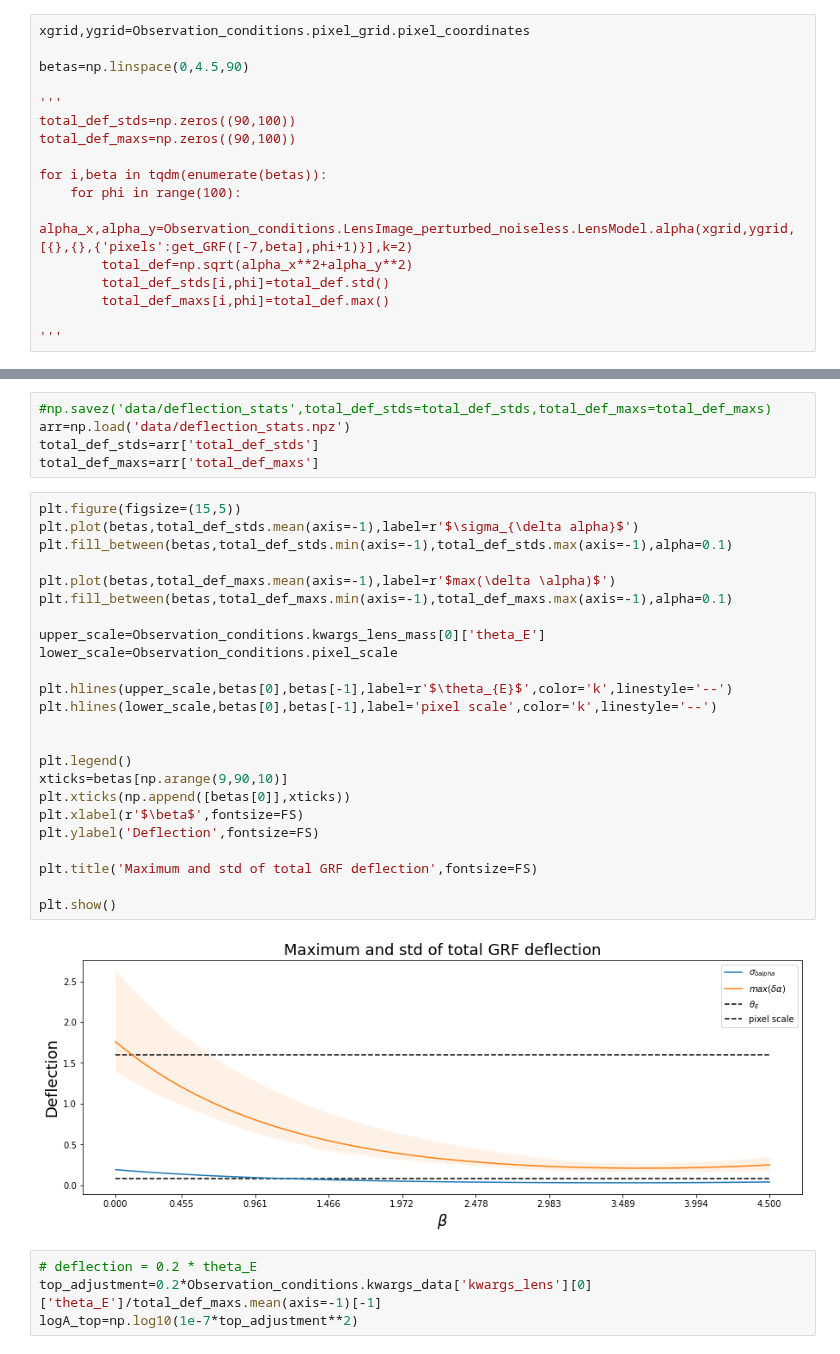
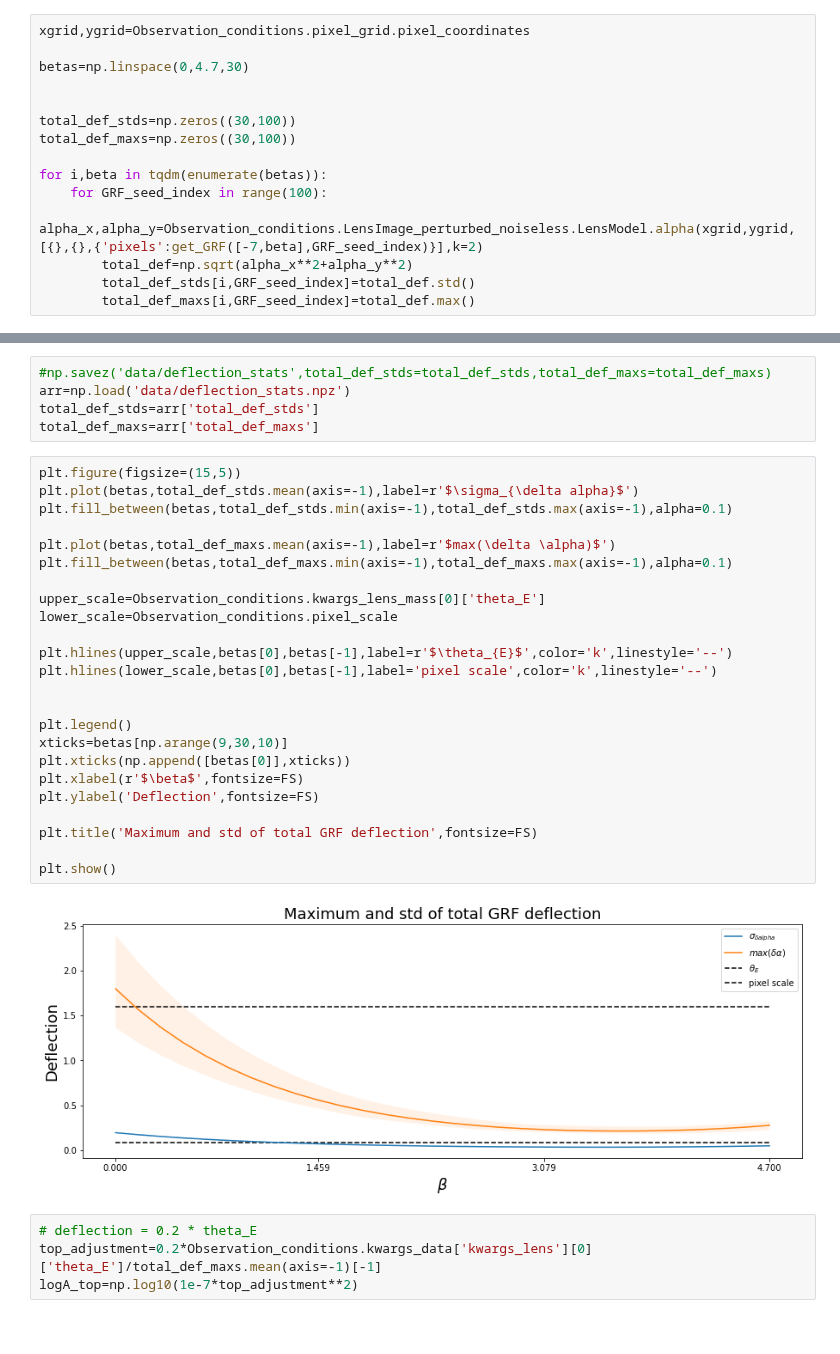
Before and after one commit to Herculens/herculens, a Jupyter notebook: GRF_perturbations/Notebooks/GRF region restriction.ipynb, the cells around one changed output, grey strips where cells are left out. Drawn from its saved outputs; the diff is of its cells as text.

```diff
--- a/GRF_perturbations/Notebooks/GRF region restriction.ipynb
+++ b/GRF_perturbations/Notebooks/GRF region restriction.ipynb
@@ -619,17 +253,15 @@ $A$ : $\delta \alpha (A_{min},0)=pix\_scl$ , $\delta \alpha (A_{max},4.5)=0.2 \t
 # %%
 xgrid,ygrid=Observation_conditions.pixel_grid.pixel_coordinates
 
-betas=np.linspace(0,4.5,90)
+betas=np.linspace(0,4.7,30)
 
-'''
-total_def_stds=np.zeros((90,100))
-total_def_maxs=np.zeros((90,100))
+
+total_def_stds=np.zeros((30,100))
+total_def_maxs=np.zeros((30,100))
 
 for i,beta in tqdm(enumerate(betas)):
-    for phi in range(100):
-        alpha_x,alpha_y=Observation_conditions.LensImage_perturbed_noiseless.LensModel.alpha(xgrid,ygrid,[{},{},{'pixels':get_GRF([-7,beta],phi+1)}],k=2)
+    for GRF_seed_index in range(100):
+        alpha_x,alpha_y=Observation_conditions.LensImage_perturbed_noiseless.LensModel.alpha(xgrid,ygrid,[{},{},{'pixels':get_GRF([-7,beta],GRF_seed_index)}],k=2)
         total_def=np.sqrt(alpha_x**2+alpha_y**2)
-        total_def_stds[i,phi]=total_def.std()
-        total_def_maxs[i,phi]=total_def.max()
-
-'''
+        total_def_stds[i,GRF_seed_index]=total_def.std()
+        total_def_maxs[i,GRF_seed_index]=total_def.max()
@@ -641,29 +308,29 @@ total_def_maxs=arr['total_def_maxs']
 # %%
 plt.figure(figsize=(15,5))
 plt.plot(betas,total_def_stds.mean(axis=-1),label=r'$\sigma_{\delta alpha}$')
 plt.fill_between(betas,total_def_stds.min(axis=-1),total_def_stds.max(axis=-1),alpha=0.1)
 
 plt.plot(betas,total_def_maxs.mean(axis=-1),label=r'$max(\delta \alpha)$')
 plt.fill_between(betas,total_def_maxs.min(axis=-1),total_def_maxs.max(axis=-1),alpha=0.1)
 
 upper_scale=Observation_conditions.kwargs_lens_mass[0]['theta_E']
 lower_scale=Observation_conditions.pixel_scale
 
 plt.hlines(upper_scale,betas[0],betas[-1],label=r'$\theta_{E}$',color='k',linestyle='--')
 plt.hlines(lower_scale,betas[0],betas[-1],label='pixel scale',color='k',linestyle='--')
 
 
 plt.legend()
-xticks=betas[np.arange(9,90,10)]
+xticks=betas[np.arange(9,30,10)]
 plt.xticks(np.append([betas[0]],xticks))
 plt.xlabel(r'$\beta$',fontsize=FS)
 plt.ylabel('Deflection',fontsize=FS)
 
 plt.title('Maximum and std of total GRF deflection',fontsize=FS)
 
 plt.show()
 # %% [output]
-[figure, old version]
+[figure, new version]
 # %%
 # deflection = 0.2 * theta_E
 top_adjustment=0.2*Observation_conditions.kwargs_data['kwargs_lens'][0]['theta_E']/total_def_maxs.mean(axis=-1)[-1]
```
Also changed, not shown: parts of 56 cells of this notebook, 6 other files.
